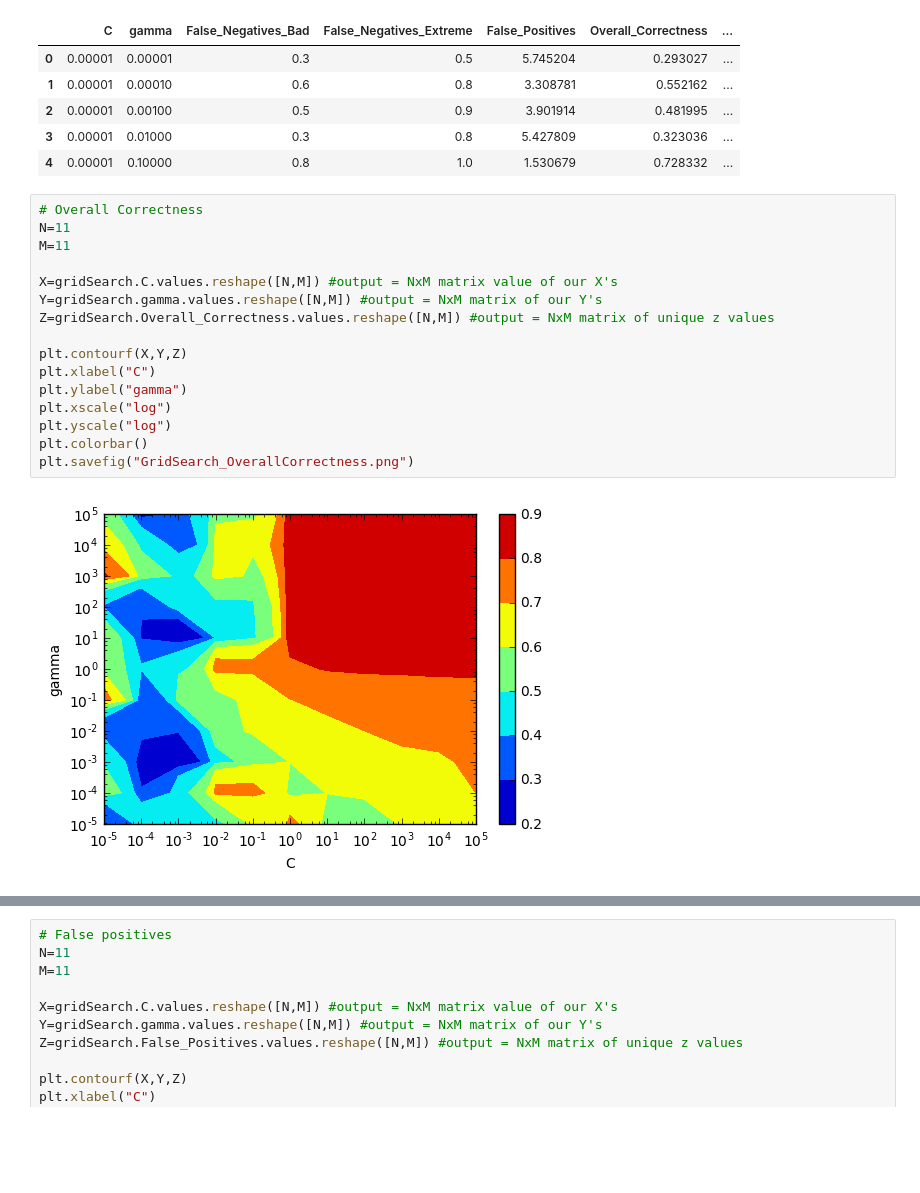
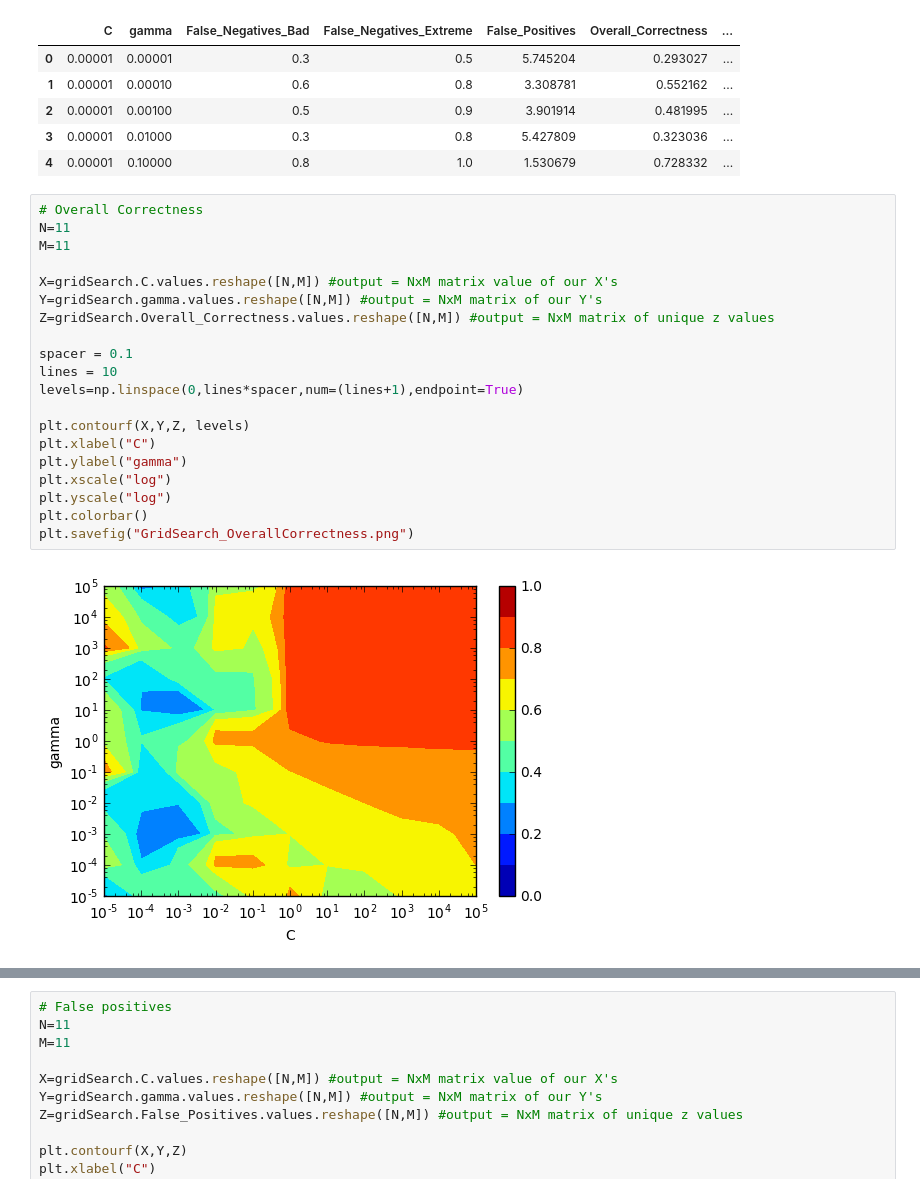
Before and after one commit to Yuanyuan-Shi/PowerOutagePredictor, a Jupyter notebook: PowerOutagePredictor/SVM/Generate plots.ipynb, the cells around one changed output, grey strips where cells are left out. Cells and saved outputs as stored; diff of their text form; blank space fills up the shorter version.

```diff
--- a/PowerOutagePredictor/SVM/Generate plots.ipynb
+++ b/PowerOutagePredictor/SVM/Generate plots.ipynb
@@ -16,21 +16,25 @@ gridSearch.head()
 # %%
 # Overall Correctness
 N=11
 M=11
 
 X=gridSearch.C.values.reshape([N,M]) #output = NxM matrix value of our X's
 Y=gridSearch.gamma.values.reshape([N,M]) #output = NxM matrix of our Y's
 Z=gridSearch.Overall_Correctness.values.reshape([N,M]) #output = NxM matrix of unique z values
 
-plt.contourf(X,Y,Z)
+spacer = 0.1
+lines = 10
+levels=np.linspace(0,lines*spacer,num=(lines+1),endpoint=True)
+
+plt.contourf(X,Y,Z, levels)
 plt.xlabel("C")
 plt.ylabel("gamma")
 plt.xscale("log")
 plt.yscale("log")
 plt.colorbar()
 plt.savefig("GridSearch_OverallCorrectness.png")
 # %% [output]
-[figure, old version]
+[figure, new version]
 # %%
 # False Negatives Bad
 N=11
```
Also changed, not shown: parts of 2 cells of this notebook.
